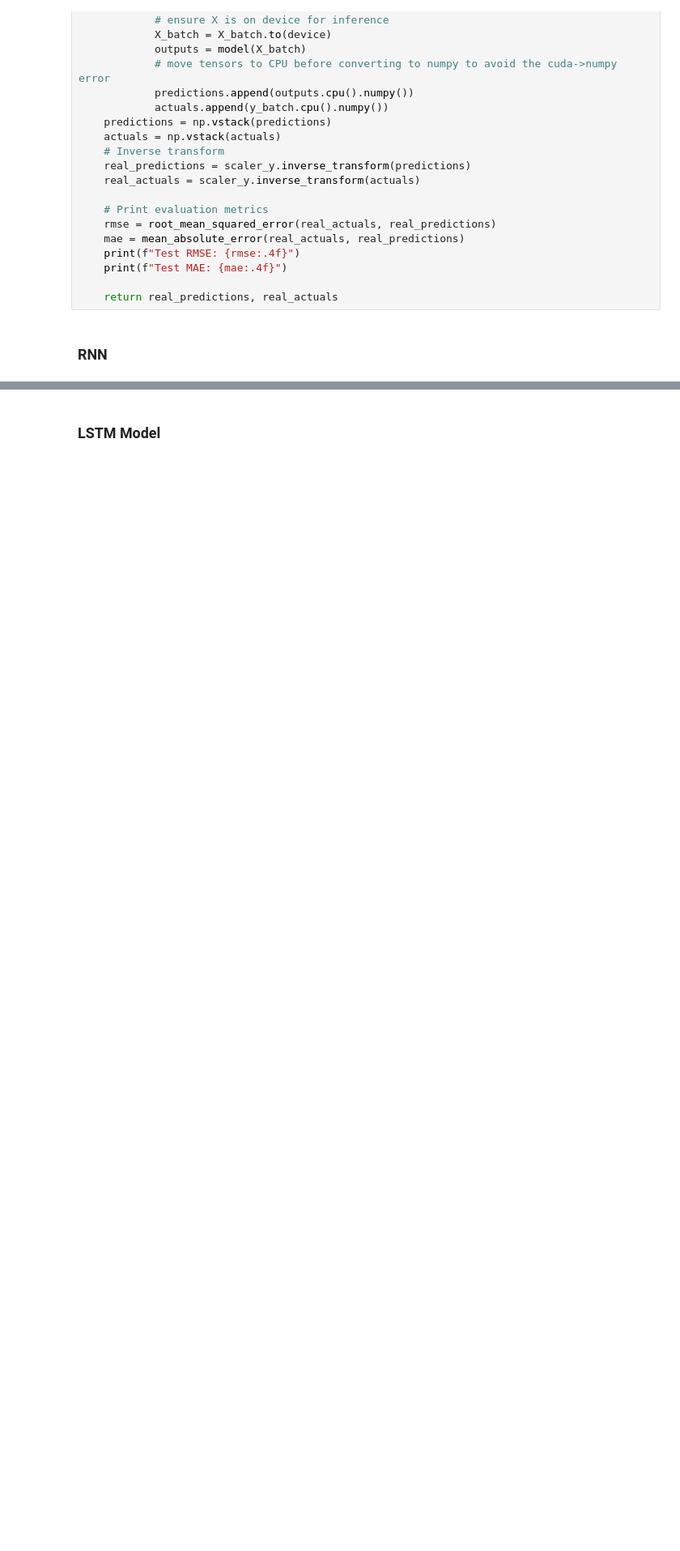
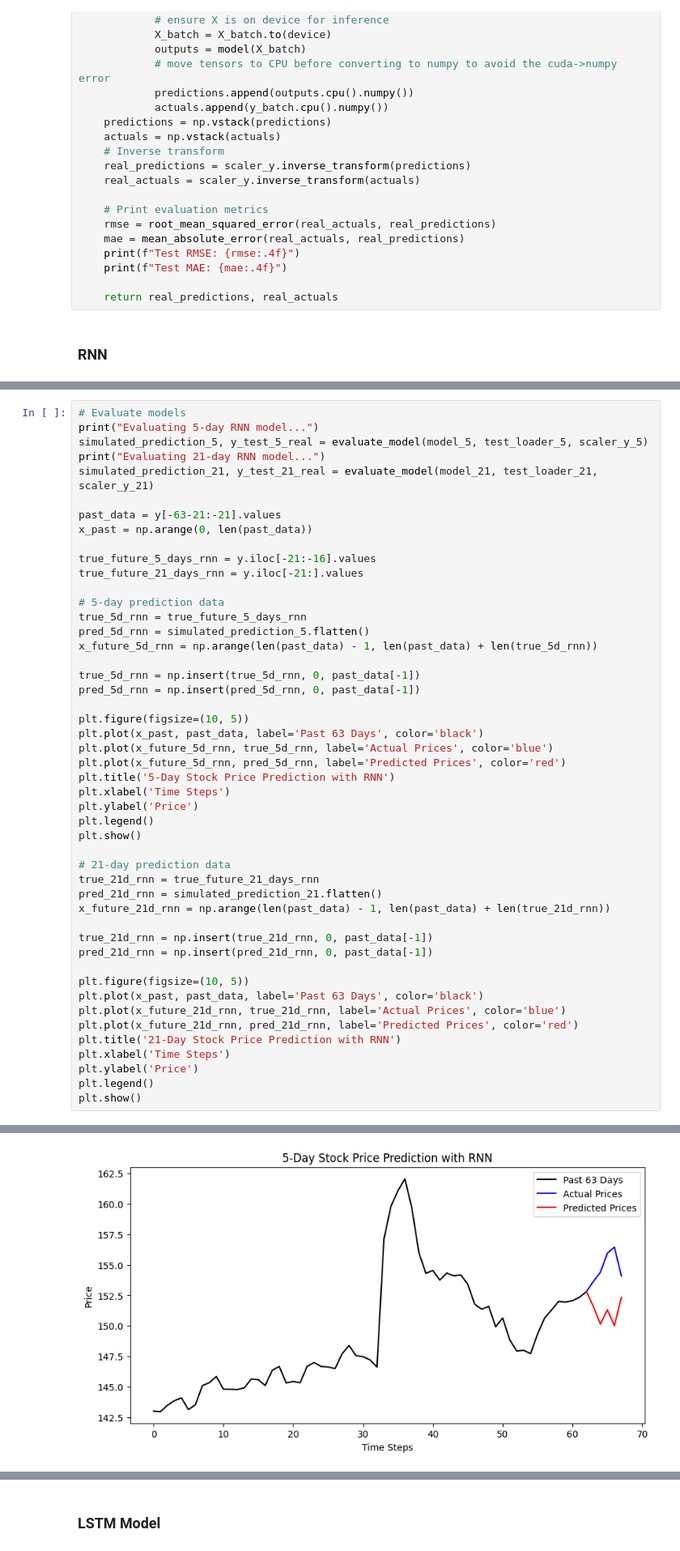
Before and after one commit to knuutti/stock-market-forecasting, a Jupyter notebook: project.ipynb, the cells around one changed output, grey strips where cells are left out. Shown at 81% size. Saved outputs shown, nothing was run; the diff lists cells and outputs as text; blank space fills up the shorter version.

Commit message:
Added transformer and fixed visualizations

```diff
--- a/project.ipynb
+++ b/project.ipynb
@@ -764,0 +672,49 @@ Test MAE: 3.6482
+# %%
+# Evaluate models
+print("Evaluating 5-day RNN model...")
+simulated_prediction_5, y_test_5_real = evaluate_model(model_5, test_loader_5, scaler_y_5)
+print("Evaluating 21-day RNN model...")
+simulated_prediction_21, y_test_21_real = evaluate_model(model_21, test_loader_21, scaler_y_21)
+
+past_data = y[-63-21:-21].values
+x_past = np.arange(0, len(past_data))
+
+true_future_5_days_rnn = y.iloc[-21:-16].values
+true_future_21_days_rnn = y.iloc[-21:].values
+
+# 5-day prediction data
+true_5d_rnn = true_future_5_days_rnn
+pred_5d_rnn = simulated_prediction_5.flatten()
+x_future_5d_rnn = np.arange(len(past_data) - 1, len(past_data) + len(true_5d_rnn))
+
+true_5d_rnn = np.insert(true_5d_rnn, 0, past_data[-1])
+pred_5d_rnn = np.insert(pred_5d_rnn, 0, past_data[-1])
+
+plt.figure(figsize=(10, 5))
+plt.plot(x_past, past_data, label='Past 63 Days', color='black')
+plt.plot(x_future_5d_rnn, true_5d_rnn, label='Actual Prices', color='blue')
+plt.plot(x_future_5d_rnn, pred_5d_rnn, label='Predicted Prices', color='red')
+plt.title('5-Day Stock Price Prediction with RNN')
+plt.xlabel('Time Steps')
+plt.ylabel('Price')
+plt.legend()
+plt.show()
+
+# 21-day prediction data
+true_21d_rnn = true_future_21_days_rnn
+pred_21d_rnn = simulated_prediction_21.flatten()
+x_future_21d_rnn = np.arange(len(past_data) - 1, len(past_data) + len(true_21d_rnn))
+
+true_21d_rnn = np.insert(true_21d_rnn, 0, past_data[-1])
+pred_21d_rnn = np.insert(pred_21d_rnn, 0, past_data[-1])
+
+plt.figure(figsize=(10, 5))
+plt.plot(x_past, past_data, label='Past 63 Days', color='black')
+plt.plot(x_future_21d_rnn, true_21d_rnn, label='Actual Prices', color='blue')
+plt.plot(x_future_21d_rnn, pred_21d_rnn, label='Predicted Prices', color='red')
+plt.title('21-Day Stock Price Prediction with RNN')
+plt.xlabel('Time Steps')
+plt.ylabel('Price')
+plt.legend()
+plt.show()
+# %% [output]
@@ -764,0 +727 @@ Test MAE: 3.6482
+[figure, added]
```
Also changed, not shown: parts of 16 cells of this notebook, 6 other files.
